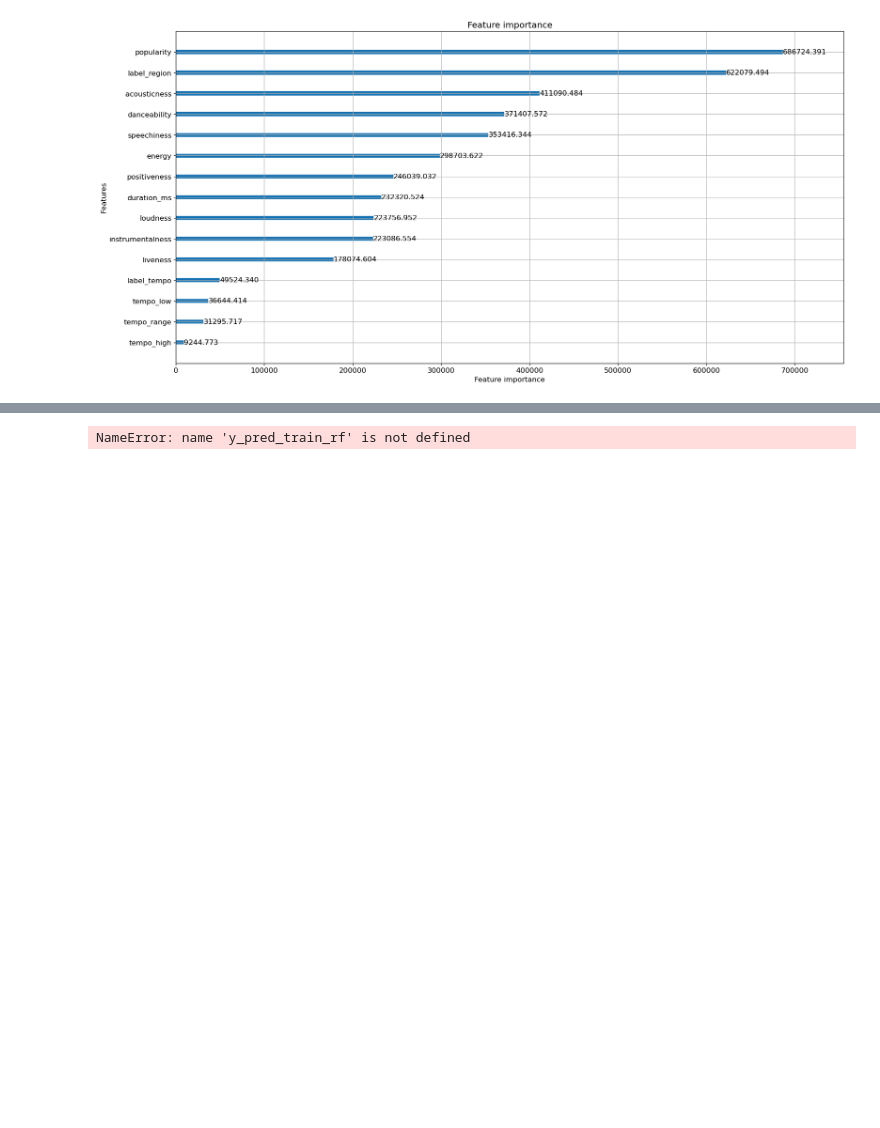
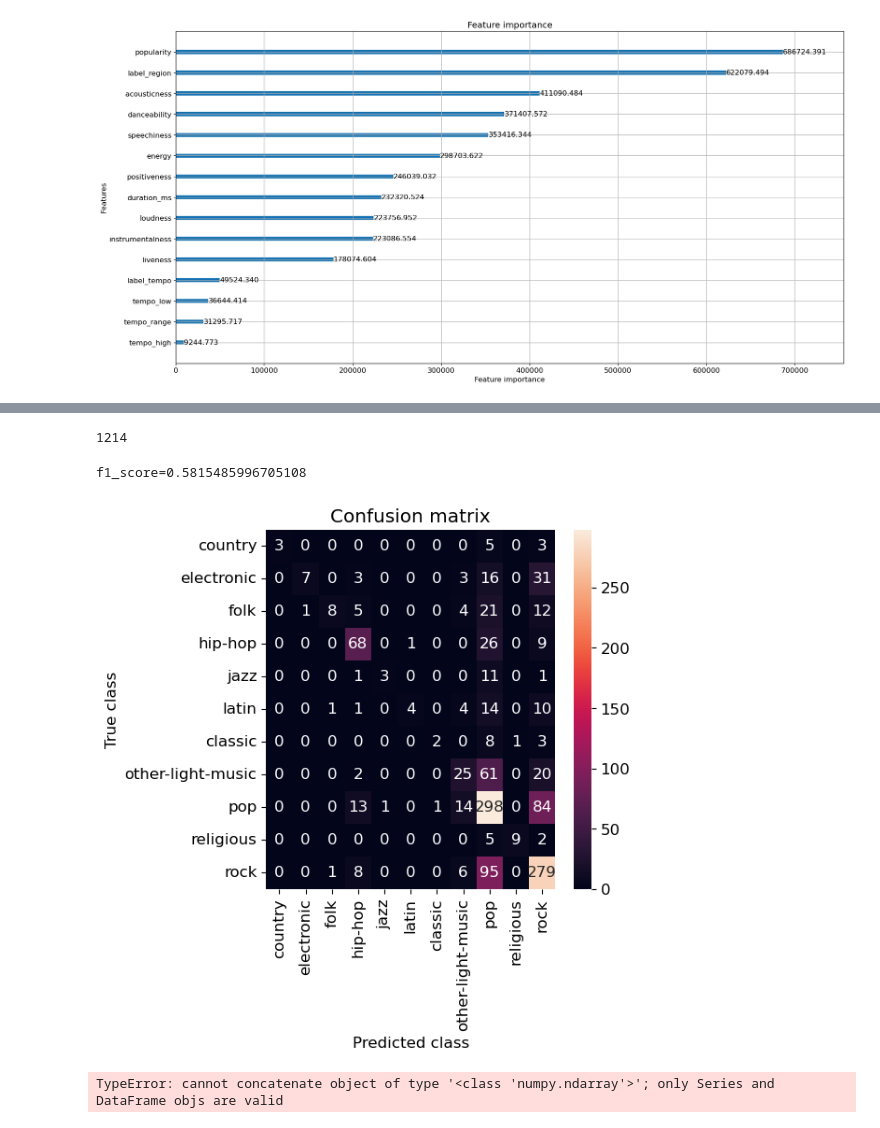
Before and after one commit to ihpolyphe/Kaggle, a Jupyter notebook: 06_classification_music/pretreatment_baseline.ipynb, the cells around one changed output, grey strips where cells are left out. Saved outputs shown, nothing was run; the diff lists cells and outputs as text; code cells hidden in the pictures; blank space fills up the shorter version.

```diff
--- a/06_classification_music/pretreatment_baseline.ipynb
+++ b/06_classification_music/pretreatment_baseline.ipynb
@@ -997,6 +967,10 @@ Name: id, dtype: int64
 submission_pd = pd.concat([test_id, y_pred], axis=1)
 submission_pd.head()
 submission_pd.to_csv("submission.csv", index = False, header = False)
+# %%
+len(y_pred_train_rf)
+# %% [output]
+1214
 # %%
 import os
 import datetime
@@ -1009,33 +983,38 @@ now = datetime.datetime.now()
 filename = path + now.strftime('%Y%m%d_%H%M%S') + "_"+ "Ansamble"+ "_" + str(Dicision_threshould)+ '.png'
 
 # y_pred_train_ansamble = (y_pred_train_rf + y_pred_train) / 2.0
-y_pred_train_ansamble = y_pred_train * 0.8 + y_pred_train_rf * 0.2
 
 
 # スコア(RMSE)算出
 # y_pred_int = np.where(y_pred_train_ansamble > Dicision_threshould, 1, 0)
 y_pred_int = y_pred_int.astype(int)
+
+y_pred_train_ansamble = y_pred_int * 0.8 + y_pred_train_rf * 0.2
+
+
 f1_score = metrics.f1_score(y_true=y_valid, y_pred=y_pred_int, average="micro")
 print(f'f1_score={f1_score}')
 
 plt.rcParams["font.size"] = 12
 
 import seaborn as sns
 from sklearn.metrics import (confusion_matrix, precision_recall_curve, auc,
    roc_curve, recall_score, classification_report, f1_score,
    precision_recall_fscore_support)
 conf_matrix = confusion_matrix(y_valid, y_pred_int)
 plt.figure(figsize=(5, 5))
 sns.heatmap(conf_matrix, xticklabels=genre_data["genre"], yticklabels=genre_data["genre"], annot=True, fmt="d");
 plt.title("Confusion matrix")
 plt.ylabel('True class')
 plt.xlabel('Predicted class')
 plt.savefig(filename)
 plt.show()
 
 # make submission file
 submission_pd = pd.concat([test_id, y_pred_train_ansamble], axis=1)
 submission_pd.head()
 submission_pd.to_csv("submission_ansamble.csv", index = False, header = False)
 # %% [output]
-NameError: name 'y_pred_train_rf' is not defined
+f1_score=0.5815485996705108
+[figure, added]
+TypeError: cannot concatenate object of type '<class 'numpy.ndarray'>'; only Series and DataFrame objs are valid
```
Also changed, not shown: parts of 12 cells of this notebook, 1 other file.
